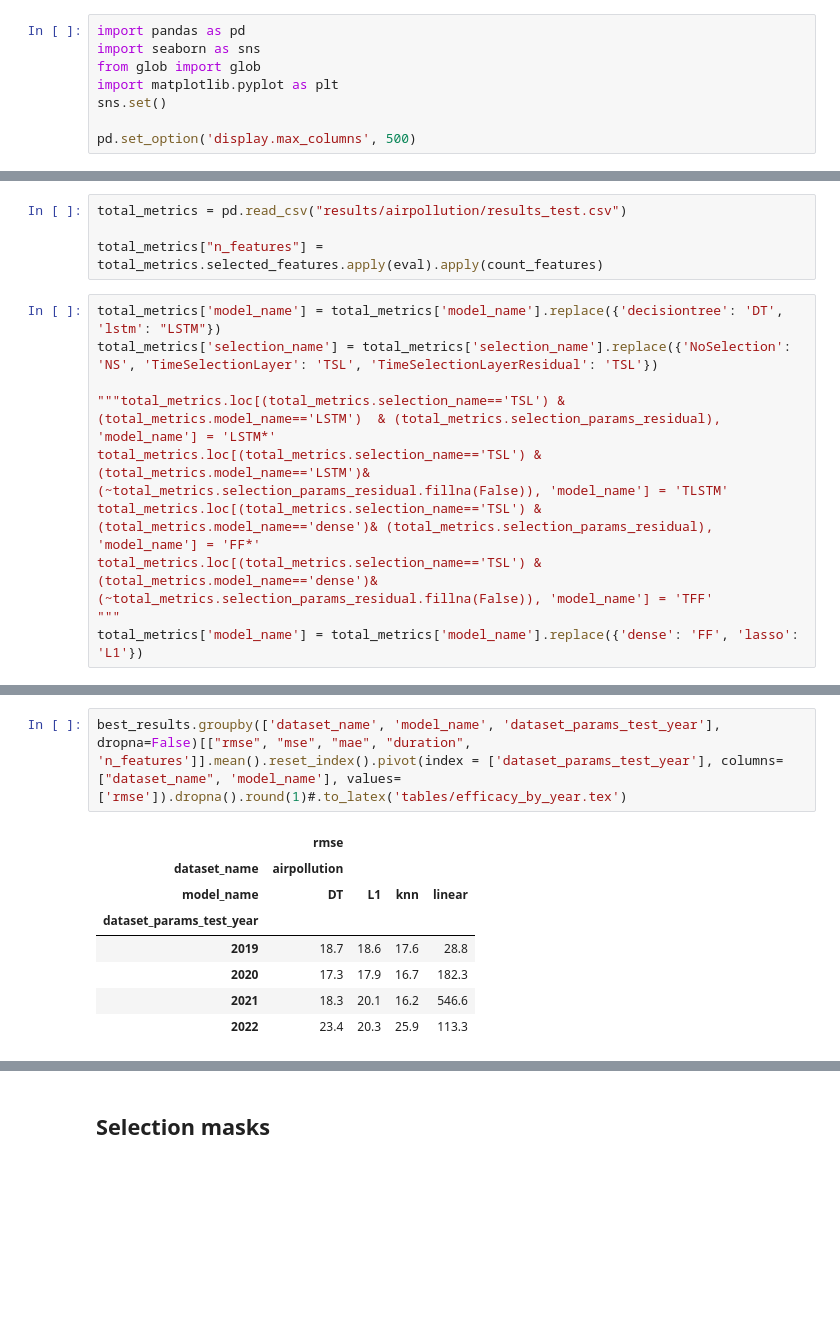
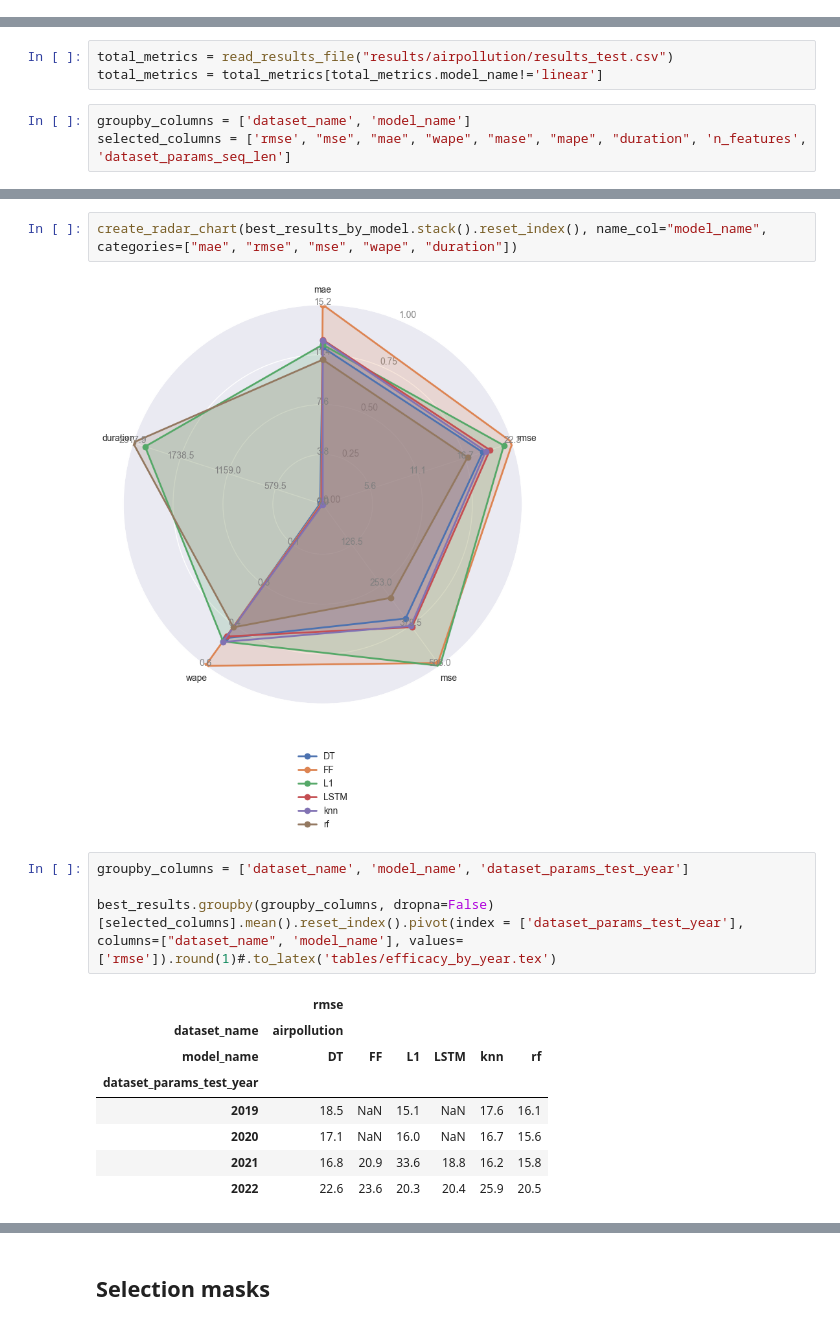
Before and after one commit to manjimnav/ResSelNetAirPollution, a Jupyter notebook: analysis.ipynb, the cells around one changed output, grey strips where cells are left out. Cells and saved outputs as stored; diff of their text form; blank space fills up the shorter version.

```diff
--- a/analysis.ipynb
+++ b/analysis.ipynb
@@ -1,8 +0,0 @@
-# %%
-import pandas as pd
-import seaborn as sns
-from glob import glob
-import matplotlib.pyplot as plt
-sns.set()
-
-pd.set_option('display.max_columns', 500)
@@ -35,16 +31,8 @@ def count_features(feats):
 # %%
-total_metrics = pd.read_csv("results/airpollution/results_test.csv")
-
-total_metrics["n_features"] = total_metrics.selected_features.apply(eval).apply(count_features)
+total_metrics = read_results_file("results/airpollution/results_test.csv")
+total_metrics = total_metrics[total_metrics.model_name!='linear']
-# %%
-total_metrics['model_name'] = total_metrics['model_name'].replace({'decisiontree': 'DT', 'lstm': "LSTM"})
-total_metrics['selection_name'] = total_metrics['selection_name'].replace({'NoSelection': 'NS', 'TimeSelectionLayer': 'TSL', 'TimeSelectionLayerResidual': 'TSL'})
-
-"""total_metrics.loc[(total_metrics.selection_name=='TSL') & (total_metrics.model_name=='LSTM')  & (total_metrics.selection_params_residual), 'model_name'] = 'LSTM*'
-total_metrics.loc[(total_metrics.selection_name=='TSL') & (total_metrics.model_name=='LSTM')& (~total_metrics.selection_params_residual.fillna(False)), 'model_name'] = 'TLSTM'
-total_metrics.loc[(total_metrics.selection_name=='TSL') & (total_metrics.model_name=='dense')& (total_metrics.selection_params_residual), 'model_name'] = 'FF*'
-total_metrics.loc[(total_metrics.selection_name=='TSL') & (total_metrics.model_name=='dense')& (~total_metrics.selection_params_residual.fillna(False)), 'model_name'] = 'TFF'
-"""
-total_metrics['model_name'] = total_metrics['model_name'].replace({'dense': 'FF', 'lasso': 'L1'})
+# %%
+groupby_columns = ['dataset_name', 'model_name']
+selected_columns = ['rmse', "mse", "mae", "wape", "mase", "mape", "duration", 'n_features', 'dataset_params_seq_len']
 # %%
 best_results = get_best_results(total_metrics)
@@ -60,11 +62,17 @@ best_results.groupby(['dataset_name', 'model_name'], dropna=False)[['rmse', "mse
+# %%
+create_radar_chart(best_results_by_model.stack().reset_index(), name_col="model_name", categories=["mae", "rmse", "mse", "wape", "duration"])
+# %% [output]
+[figure, added]
 # %%
-best_results.groupby(['dataset_name', 'model_name', 'dataset_params_test_year'], dropna=False)[["rmse", "mse", "mae", "duration", 'n_features']].mean().reset_index().pivot(index = ['dataset_params_test_year'], columns=["dataset_name", 'model_name'], values=['rmse']).dropna().round(1)#.to_latex('tables/efficacy_by_year.tex')
+groupby_columns = ['dataset_name', 'model_name', 'dataset_params_test_year']
+
+best_results.groupby(groupby_columns, dropna=False)[selected_columns].mean().reset_index().pivot(index = ['dataset_params_test_year'], columns=["dataset_name", 'model_name'], values=['rmse']).round(1)#.to_latex('tables/efficacy_by_year.tex')
 # %% [output]
-|  | rmse |  |  |  |
-| dataset_name | airpollution |  |  |  |
-| model_name | DT | L1 | knn | linear |
-| dataset_params_test_year |  |  |  |  |
-| 2019 | 18.7 | 18.6 | 17.6 | 28.8 |
-| 2020 | 17.3 | 17.9 | 16.7 | 182.3 |
-| 2021 | 18.3 | 20.1 | 16.2 | 546.6 |
-| 2022 | 23.4 | 20.3 | 25.9 | 113.3 |
+|  | rmse |  |  |  |  |  |
+| dataset_name | airpollution |  |  |  |  |  |
+| model_name | DT | FF | L1 | LSTM | knn | rf |
+| dataset_params_test_year |  |  |  |  |  |  |
+| 2019 | 18.5 | NaN | 15.1 | NaN | 17.6 | 16.1 |
+| 2020 | 17.1 | NaN | 16.0 | NaN | 16.7 | 15.6 |
+| 2021 | 16.8 | 20.9 | 33.6 | 18.8 | 16.2 | 15.8 |
+| 2022 | 22.6 | 23.6 | 20.3 | 20.4 | 25.9 | 20.5 |
```
Also changed, not shown: parts of 14 cells of this notebook, 13 other files.
